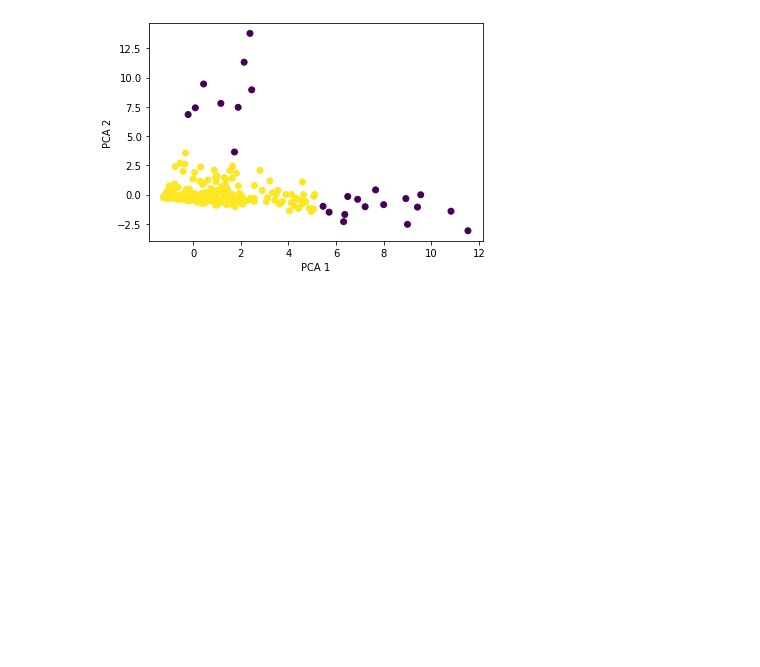
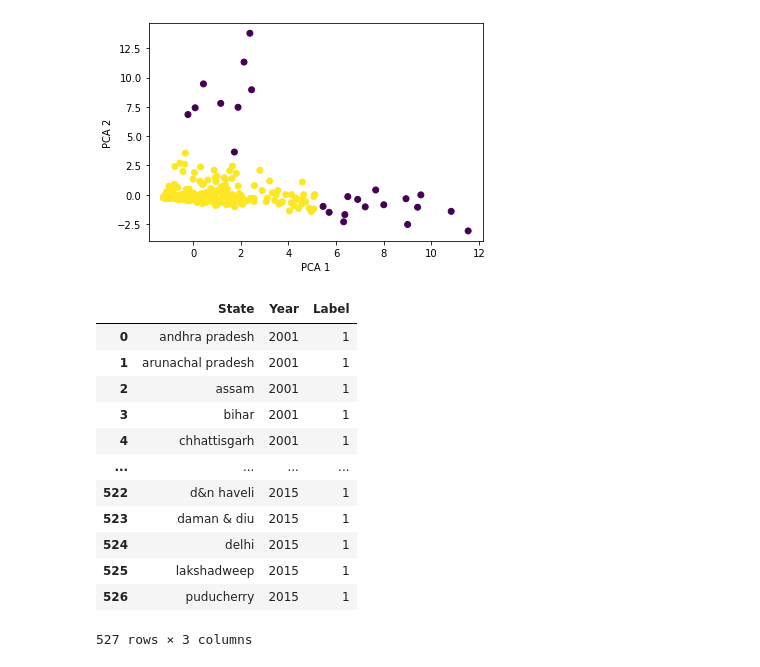
Before and after one commit to rynaa/crime-analysis-report-1, a Jupyter notebook: dbscan.ipynb, the cells around one changed output. Saved outputs shown, nothing was run; the diff lists cells and outputs as text; code cells hidden in the pictures; blank space fills up the shorter version.

```diff
--- a/dbscan.ipynb
+++ b/dbscan.ipynb
@@ -199,0 +218,16 @@ Text(0, 0.5, 'PCA 2')
+# %%
+df_dbscan_labels
+# %% [output]
+|  | State | Year | Label |
+| 0 | andhra pradesh | 2001 | 1 |
+| 1 | arunachal pradesh | 2001 | 1 |
+| 2 | assam | 2001 | 1 |
+| 3 | bihar | 2001 | 1 |
+| 4 | chhattisgarh | 2001 | 1 |
+| ... | ... | ... | ... |
+| 522 | d&n haveli | 2015 | 1 |
+| 523 | daman & diu | 2015 | 1 |
+| 524 | delhi | 2015 | 1 |
+| 525 | lakshadweep | 2015 | 1 |
+| 526 | puducherry | 2015 | 1 |
+527 rows × 3 columns
```
Also changed, not shown: parts of 7 cells of this notebook, 24 other files.
